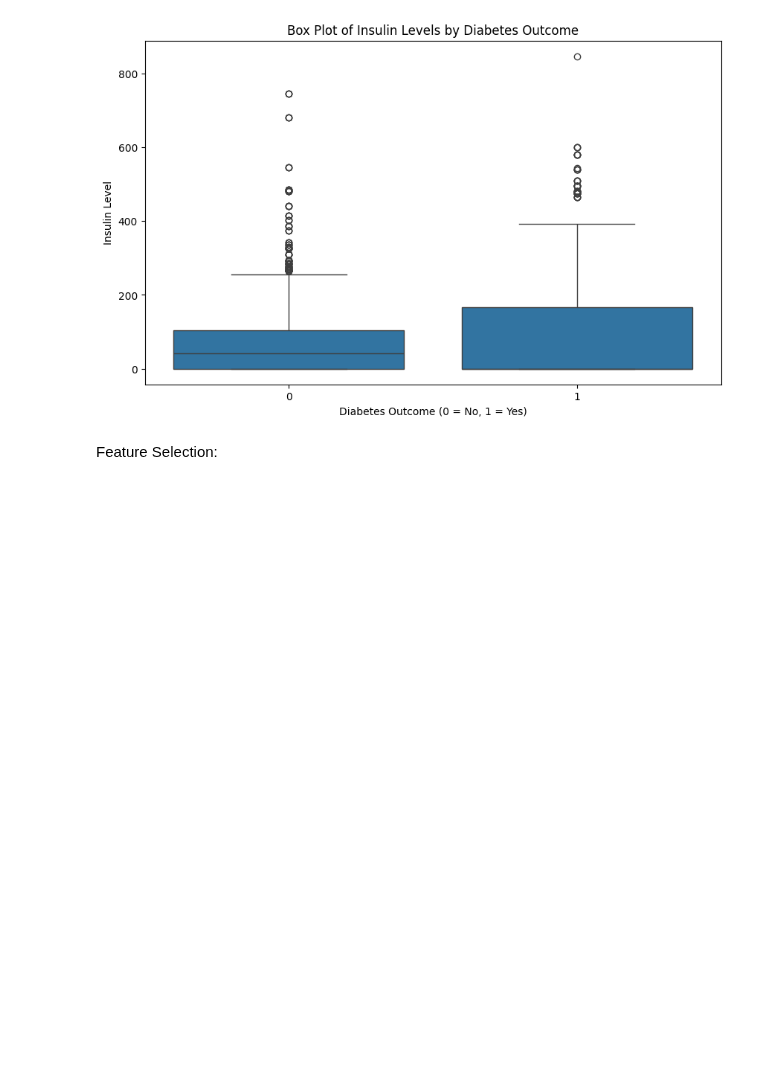
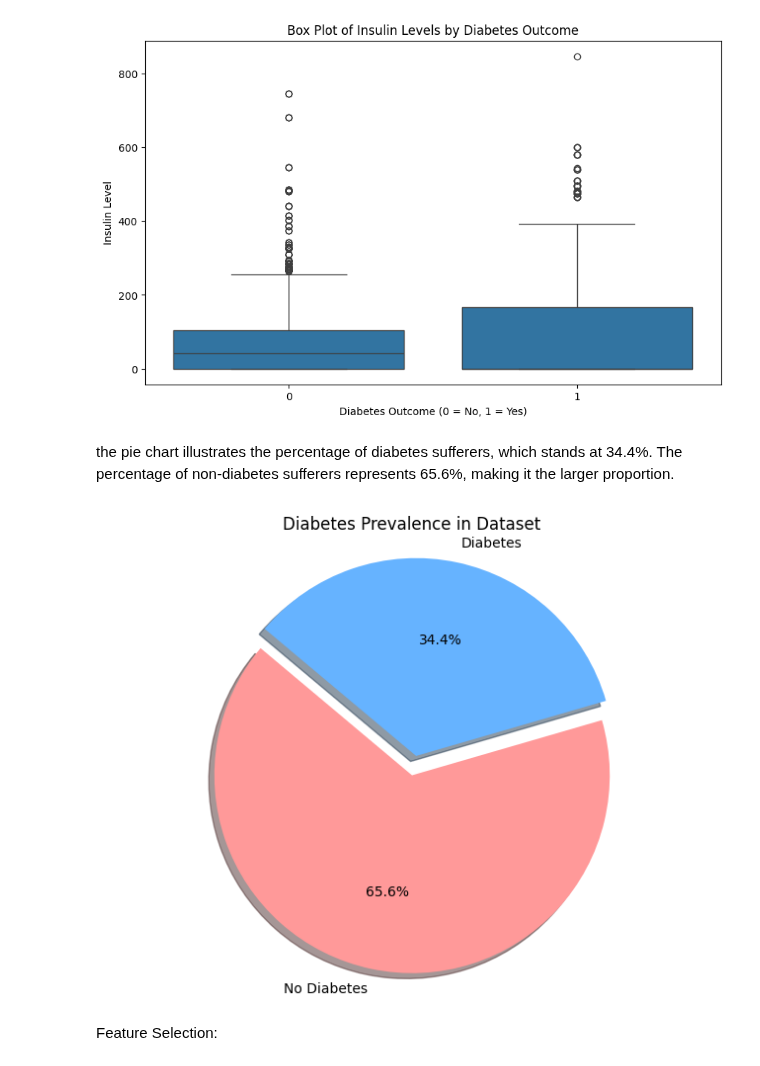
Before and after one commit to WS888-CODER/IT326-PROJECT, a Jupyter notebook: phase 2.ipynb, the cells around one changed output. Cells and saved outputs as stored; diff of their text form; code cells hidden in the pictures; blank space fills up the shorter version.

Commit message:
add pie chart

```diff
--- a/phase 2.ipynb
+++ b/phase 2.ipynb
@@ -213,5 +212,28 @@ plt.show()
 # %% [output]
 [figure]
+# %% [markdown]
+the pie chart illustrates the percentage of diabetes sufferers, which stands at 34.4%. The percentage of non-diabetes sufferers represents 65.6%, making it the larger proportion.
+# %%
+# Count the outcomes
+outcome_counts = df['Outcome'].value_counts()
+
+# Prepare data for the pie chart
+labels = ['No Diabetes', 'Diabetes']
+sizes = outcome_counts.values
+colors = ['#ff9999','#66b3ff']
+explode = (0.1, 0)  # explode the 1st slice (No Diabetes)
+
+# Create the pie chart
+plt.figure(figsize=(8, 6))
+plt.pie(sizes, explode=explode, labels=labels, colors=colors,
+        autopct='%1.1f%%', shadow=True, startangle=140)
+
+# Equal aspect ratio ensures that pie is drawn as a circle
+plt.axis('equal')
+plt.title('Diabetes Prevalence in Dataset')
+plt.show()
+# %% [output]
+[figure, added]
 # %% [markdown]
 Feature Selection:
 # %% [markdown]
```
Also changed, not shown: parts of 3 cells of this notebook.
